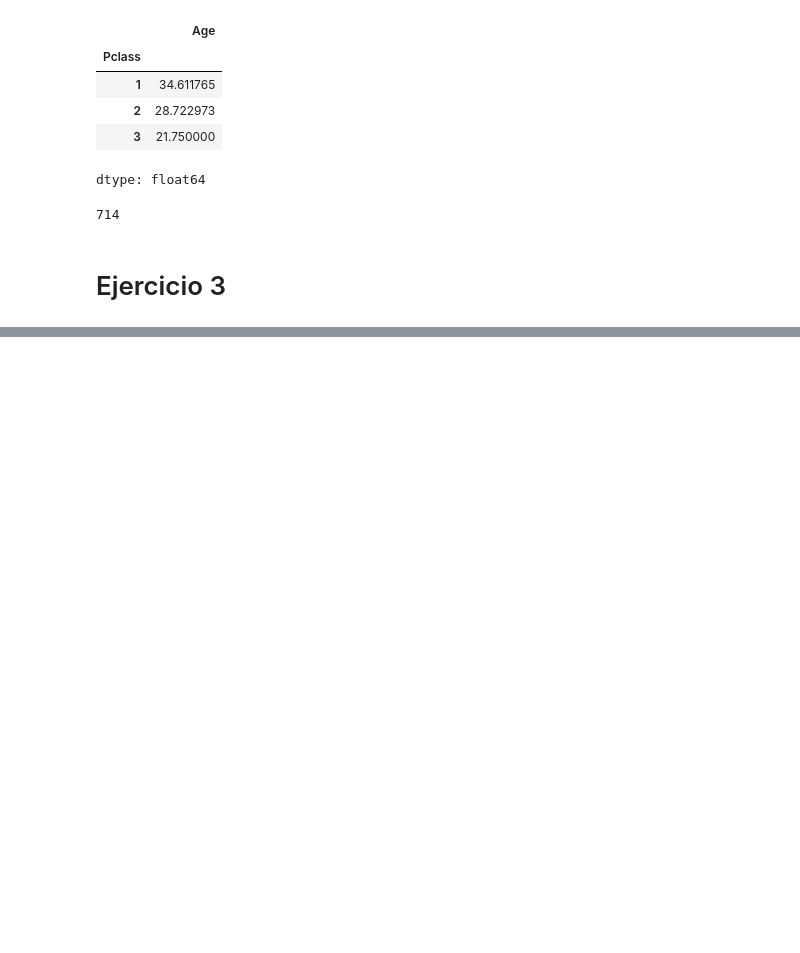
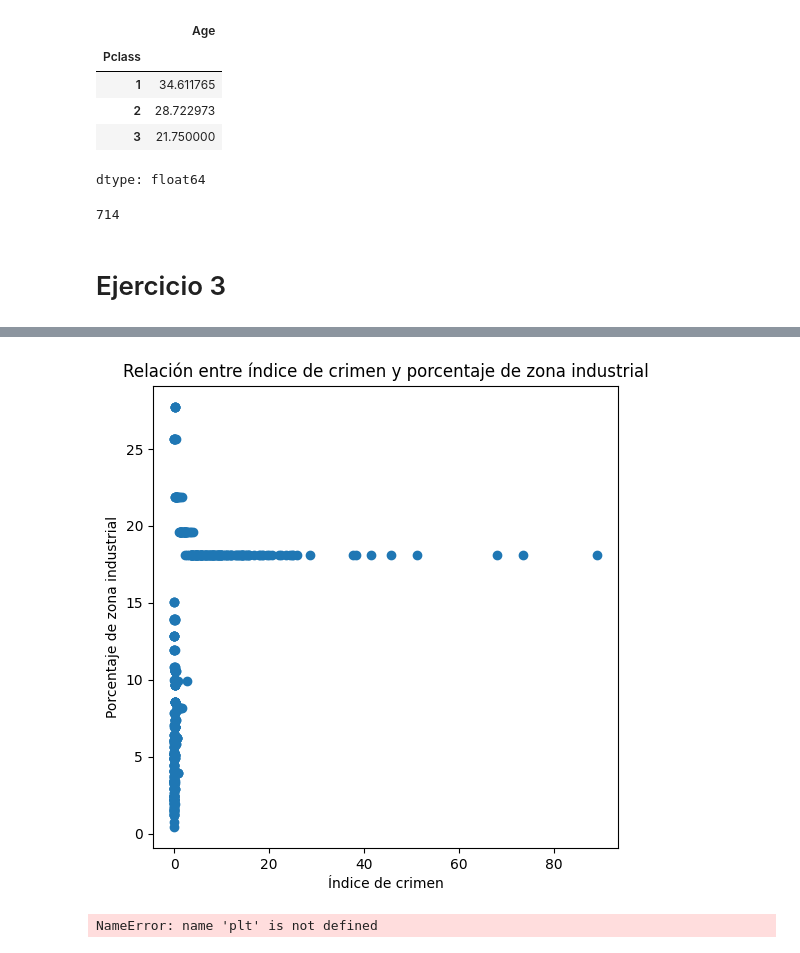
Before and after one commit to DanielLaBanda/DanielLaBanda, a Jupyter notebook: A01285898_M1_Actividad_5_Programación_en_Python_Librerías_Numpy_Matplotlib_Pandas.ipynb, the cells around one changed output, grey strips where cells are left out. Cells and saved outputs as stored; diff of their text form; code cells hidden in the pictures; blank space fills up the shorter version.

```diff
--- a/A01285898_M1_Actividad_5_Programación_en_Python_Librerías_Numpy_Matplotlib_Pandas.ipynb
+++ b/A01285898_M1_Actividad_5_Programación_en_Python_Librerías_Numpy_Matplotlib_Pandas.ipynb
@@ -263,0 +316,18 @@ dtype: float64
+# %%
+plt.figure(figsize=(6,6))
+plt.scatter(DF3['INDICE_CRIMEN'], DF3['PCT_ZONA_INDUSTRIAL'])
+plt.title('Relación entre índice de crimen y porcentaje de zona industrial')
+plt.xlabel('Índice de crimen')
+plt.ylabel('Porcentaje de zona industrial')
+plt.show()
+# %% [output]
+[figure, added]
+# %%
+plt.figure(figsize=(6,6))
+plt.scatter(DF3['PCT_ZONA_INDUSTRIAL'], DF3['INDICE_CRIMEN'])
+plt.title('Relación entre índice de crimen y porcentaje de zona industrial')
+plt.xlabel('Índice de crimen')
+plt.ylabel('Porcentaje de zona industrial')
+plt.show()
+# %% [output]
+NameError: name 'plt' is not defined
```
Also changed, not shown: parts of 6 cells of this notebook.
